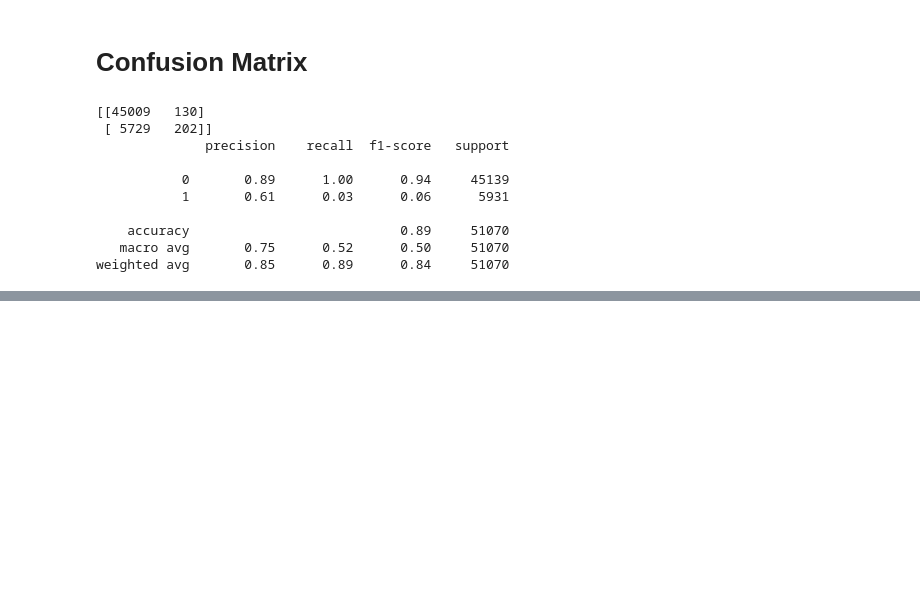
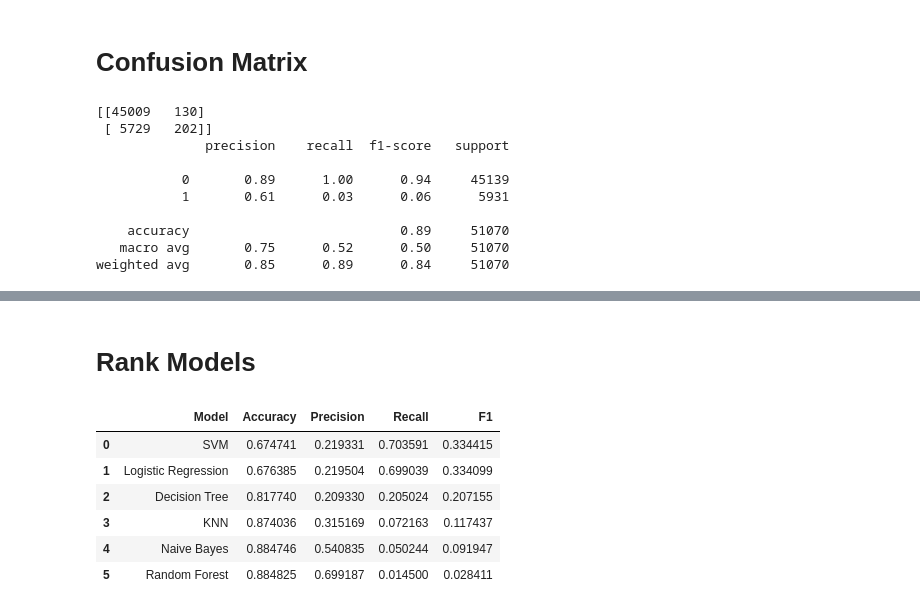
Before and after one commit to AromalDileep/traditional_ml, a Jupyter notebook: notebooks/15_end_to_end_project.ipynb, the cells around one changed output, grey strips where cells are left out. Saved outputs shown, nothing was run; the diff lists cells and outputs as text; code cells hidden in the pictures; blank space fills up the shorter version.

```diff
--- a/notebooks/15_end_to_end_project.ipynb
+++ b/notebooks/15_end_to_end_project.ipynb
@@ -314,0 +422,5 @@ weighted avg       0.85      0.89      0.84     51070
+# %%
+best_model = grid.best_estimator_
+
+y_train_pred = best_model.predict(X_train)
+y_test_pred = best_model.predict(X_test)
@@ -314,0 +569,17 @@ weighted avg       0.85      0.89      0.84     51070
+# %% [markdown]
+# Rank Models
+# %%
+ranked_results = results_df.sort_values(
+    by=["Recall", "F1", "Accuracy"],
+    ascending=False
+).reset_index(drop=True)
+
+ranked_results
+# %% [output]
+|  | Model | Accuracy | Precision | Recall | F1 |
+| 0 | SVM | 0.674741 | 0.219331 | 0.703591 | 0.334415 |
+| 1 | Logistic Regression | 0.676385 | 0.219504 | 0.699039 | 0.334099 |
+| 2 | Decision Tree | 0.817740 | 0.209330 | 0.205024 | 0.207155 |
+| 3 | KNN | 0.874036 | 0.315169 | 0.072163 | 0.117437 |
+| 4 | Naive Bayes | 0.884746 | 0.540835 | 0.050244 | 0.091947 |
+| 5 | Random Forest | 0.884825 | 0.699187 | 0.014500 | 0.028411 |
```
Also changed, not shown: parts of 32 cells of this notebook.
